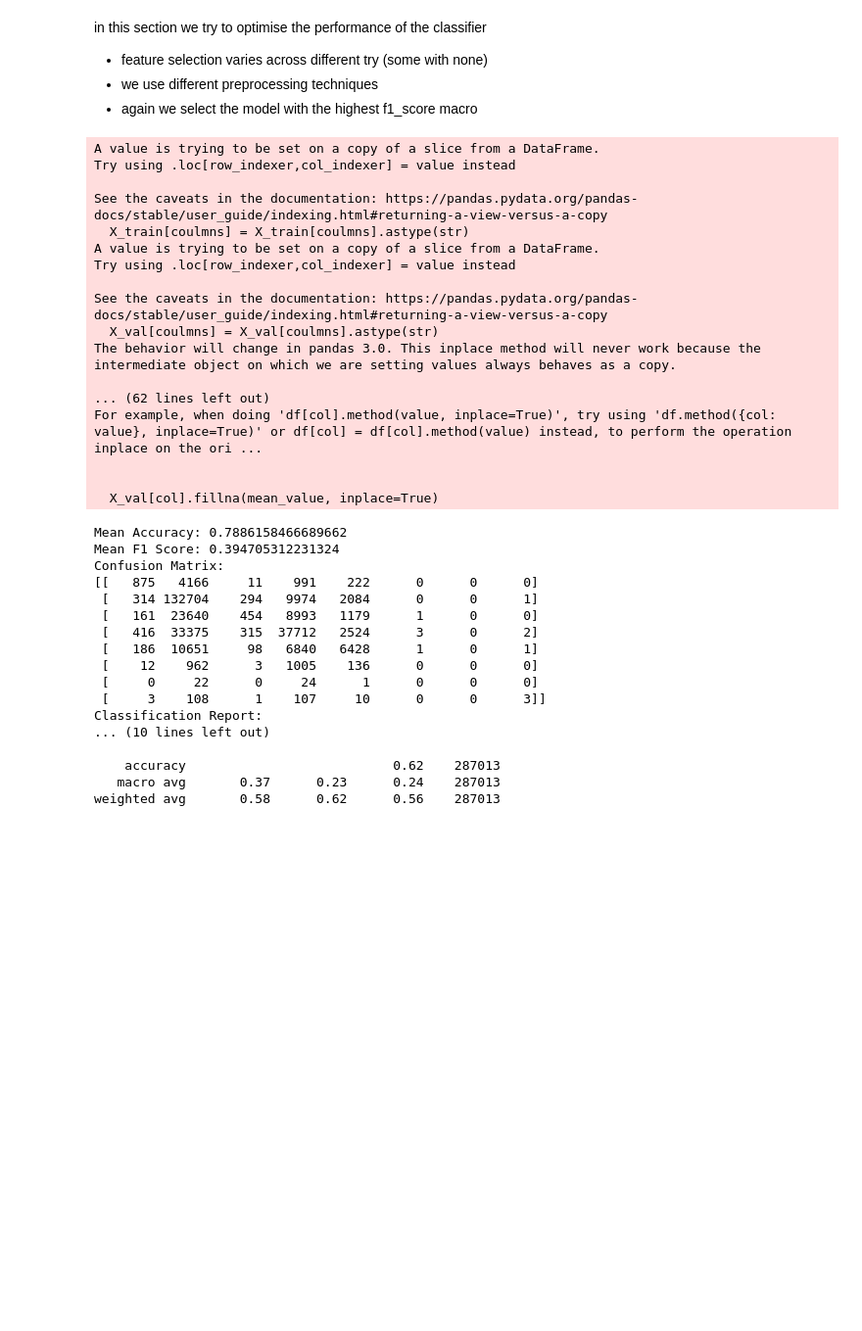
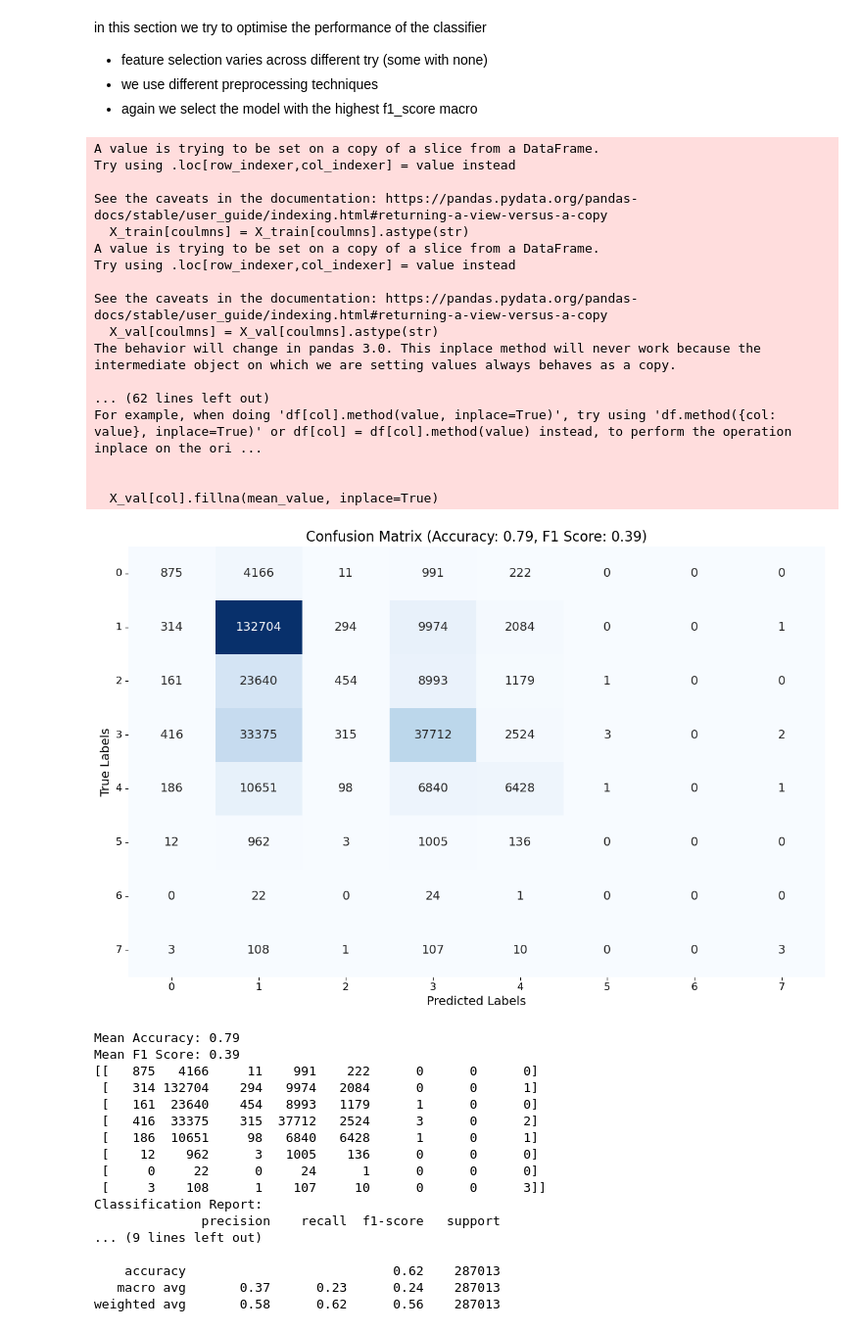
Before and after one commit to tmnstraub/ML_Group36, a Jupyter notebook: src/ModelAssessment.ipynb, the cells around one changed output. Shown at 98% size. Drawn from its saved outputs; the diff is of its cells as text; code cells hidden in the pictures; blank space fills up the shorter version.

```diff
--- a/src/ModelAssessment.ipynb
+++ b/src/ModelAssessment.ipynb
@@ -1066,40 +1066,51 @@ y_val_pred = np.argmax(fold_predictions_Val, axis=1)
 fold_predictions = np.mean(fold_predictions, axis=0)
 y_test_pred = np.argmax(fold_predictions, axis=1)
 
 conf_matrix = confusion_matrix(y_val, y_val_pred)
 class_report = classification_report(y_val, y_val_pred)
 
 accuracies_mean = np.mean(accuracies)
 f1_scores_mean = np.mean(f1_scores)
 y_test_predictions_xgboost_ = y_test_pred
 
-print(f"Mean Accuracy: {accuracies_mean}")
-print(f"Mean F1 Score: {f1_scores_mean}")
-print("Confusion Matrix:")
-print(conf_matrix)
+plt.figure(figsize=(12, 8))  # Increased figure size for better readability
+sns.heatmap(conf_matrix, annot=True, fmt="d", cmap="Blues", cbar=False,
+            xticklabels=model.classes_, yticklabels=model.classes_,
+            annot_kws={"size": 14})  # Enlarged annotation font size
+plt.xlabel("Predicted Labels", fontsize=14)
+plt.ylabel("True Labels", fontsize=14)
+plt.title(f"Confusion Matrix (Accuracy: {accuracies_mean:.2f}, F1 Score: {f1_scores_mean:.2f})", fontsize=16)
+plt.xticks(fontsize=12)  # Adjusted x-axis tick label size
+plt.yticks(fontsize=12, rotation=0)  # Adjusted y-axis tick label size and removed rotation
+plt.tight_layout()  # Ensures layout fits within figure bounds
+plt.show()
+
+# Print statements remain the same
+print(f"Mean Accuracy: {accuracies_mean:.2f}")
+print(f"Mean F1 Score: {f1_scores_mean:.2f}")
 print("Classification Report:")
 print(class_report)
 # %% [output]
 A value is trying to be set on a copy of a slice from a DataFrame.
 Try using .loc[row_indexer,col_indexer] = value instead
 
 See the caveats in the documentation: https://pandas.pydata.org/pandas-docs/stable/user_guide/indexing.html#returning-a-view-versus-a-copy
   X_train[coulmns] = X_train[coulmns].astype(str)
 A value is trying to be set on a copy of a slice from a DataFrame.
 Try using .loc[row_indexer,col_indexer] = value instead
 
 See the caveats in the documentation: https://pandas.pydata.org/pandas-docs/stable/user_guide/indexing.html#returning-a-view-versus-a-copy
   X_val[coulmns] = X_val[coulmns].astype(str)
 The behavior will change in pandas 3.0. This inplace method will never work because the intermediate object on which we are setting values always behaves as a copy.
 
 ... (62 lines left out)
 For example, when doing 'df[col].method(value, inplace=True)', try using 'df.method({col: value}, inplace=True)' or df[col] = df[col].method(value) instead, to perform the operation inplace on the ori ...
 
 
   X_val[col].fillna(mean_value, inplace=True)
+[figure, added]
-Mean Accuracy: 0.7886158466689662
-Mean F1 Score: 0.394705312231324
-Confusion Matrix:
+Mean Accuracy: 0.79
+Mean F1 Score: 0.39
 [[   875   4166     11    991    222      0      0      0]
  [   314 132704    294   9974   2084      0      0      1]
  [   161  23640    454   8993   1179      1      0      0]
@@ -1109,7 +1120,8 @@ Confusion Matrix:
  [     0     22      0     24      1      0      0      0]
  [     3    108      1    107     10      0      0      3]]
 Classification Report:
-... (10 lines left out)
+              precision    recall  f1-score   support
+... (9 lines left out)
 
     accuracy                           0.62    287013
    macro avg       0.37      0.23      0.24    287013
```
